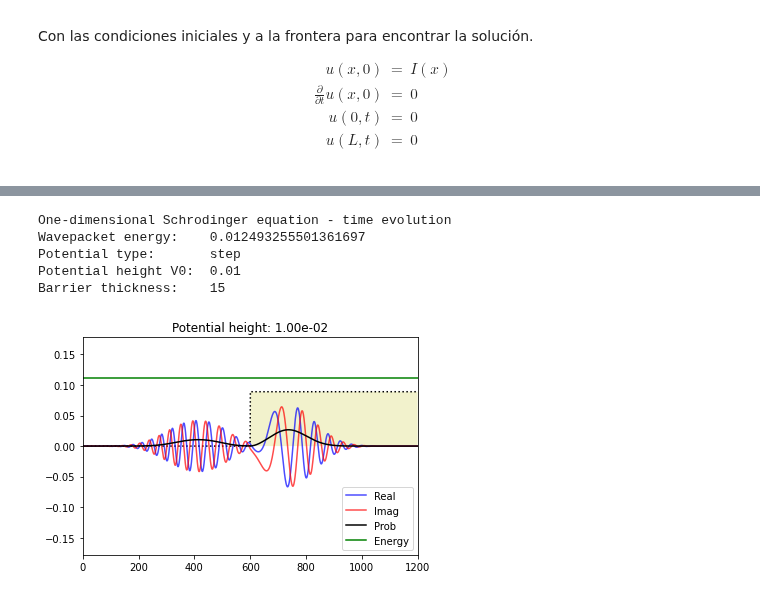
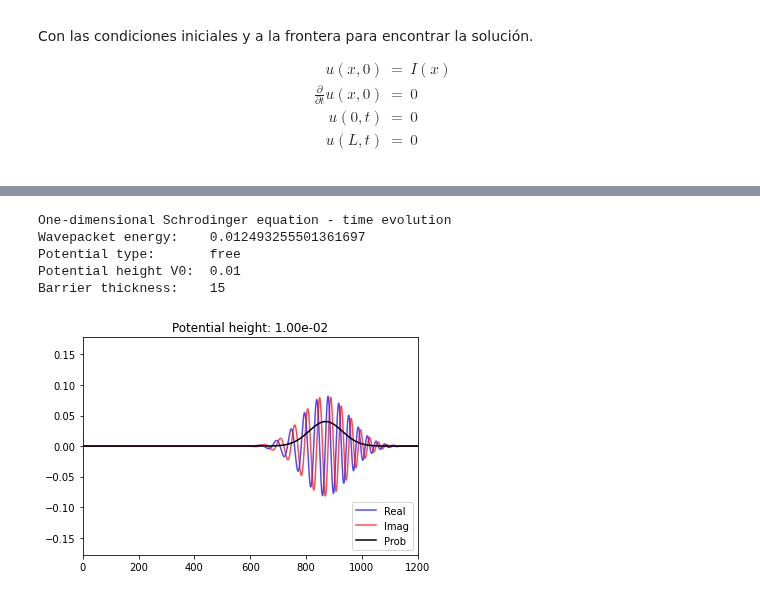
Before and after one commit to carloslizarragac/FisicaComputacional1, a Jupyter notebook: Actividad11.ipynb, the cells around one changed output, grey strips where cells are left out. Cells and saved outputs as stored; diff of their text form; code cells hidden in the pictures.

```diff
--- a/Actividad11.ipynb
+++ b/Actividad11.ipynb
@@ -344,5 +475,5 @@ u(L,t) & = & 0 \\
 # %%
-# Test
+# Test: Solución Numérica de la Ecuación de Schrödinger en una dimensión.
 
 #=============================================================================
 #
@@ -444,16 +575,18 @@ X    = dx*np.linspace(0,N,N)        #  Spatial axis.
 V0   = 1.0e-2   #  Potential amplitude (used for steps and barriers)
 THCK = 15       # "Thickness" of the potential barrier (if appropriate
                 # V-function is chosen)
+
 # Uncomment the potential type you want to use here:
 # Zero potential, packet propagates freely.
-#POTENTIAL = 'free'
+POTENTIAL = 'free'
 # Potential step.  The height (V0) of the potential chosen above will determine
 # the amount of reflection/transmission you'll observe
-POTENTIAL = 'step'
+#POTENTIAL = 'step'
 # Potential barrier.  Note that BOTH the potential height (V0) and thickness
 # of the barrier (THCK) affect the amount of tunneling vs reflection you'll
 # observe.
 #POTENTIAL = 'barrier'
+
 #  Initial wave function constants
 sigma = 40.0 # Standard deviation on the Gaussian envelope (remember Heisenberg
              #  uncertainty).
@@ -571,32 +704,32 @@ for t in range(T+1):
 
     psi_r[FU,IDX1] = psi_r[PA,IDX1] - \
                       c1*(psi_iPR[IDX2] - 2*psi_iPR[IDX1] +
                           psi_iPR[IDX3])
     psi_r[FU] += c2V*psi_i[PR]
     #  Increment the time steps.  PR -> PA and FU -> PR
     psi_r[PA] = psi_rPR
     psi_r[PR] = psi_r[FU]
     psi_i[PA] = psi_iPR
     psi_i[PR] = psi_i[FU]
     #  Only plot after a few iterations to make the simulation run faster.
     if t % Tp == 0:
         #  Compute observable probability for the plot.
         psi_p = psi_r[PR]**2 + psi_i[PR]**2
         #  Update the plots.
         lineR.set_ydata(psi_r[PR])
         lineI.set_ydata(psi_i[PR])
         # Note: we plot the probability density amplified by a factor so it's a
         # bit easier to see.
         lineP.set_ydata(6*psi_p)
 
         pylab.draw()
 # So the windows don't auto-close at the end if run outside ipython
 pylab.ioff()
 pylab.show()
 # %% [output]
 One-dimensional Schrodinger equation - time evolution
 Wavepacket energy:    0.012493255501361697
-Potential type:       step
+Potential type:       free
 Potential height V0:  0.01
 Barrier thickness:    15
-[figure, old version]
+[figure, new version]
```
Also changed, not shown: parts of 4 cells of this notebook.
